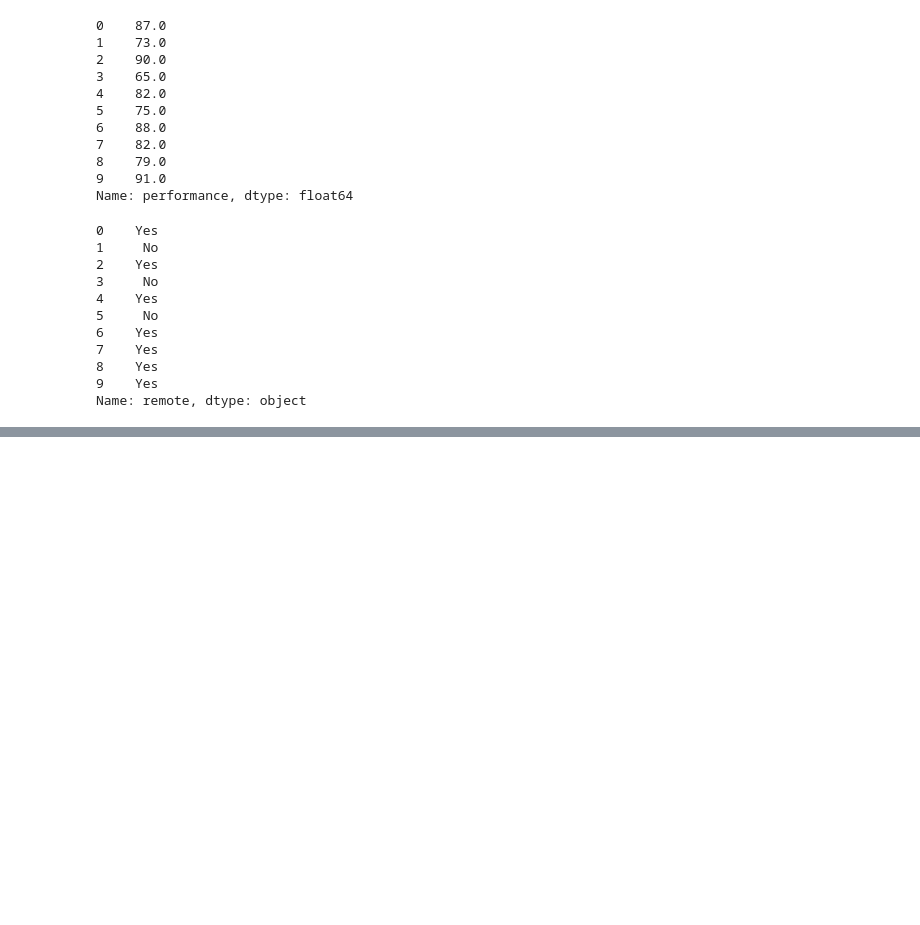
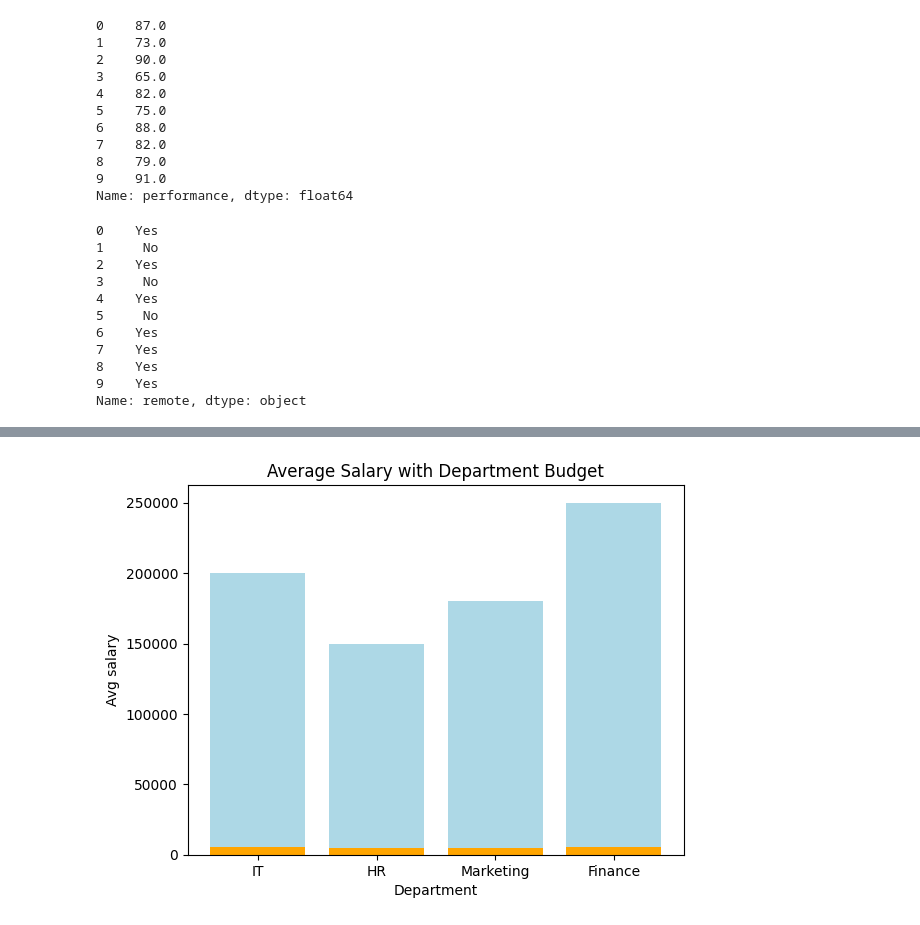
Before and after one commit to OIC-Hub/data-science-class-3, a Jupyter notebook: employee_dataset.ipynb, the cells around one changed output, grey strips where cells are left out. Cells and saved outputs as stored; diff of their text form; code cells hidden in the pictures; blank space fills up the shorter version.

```diff
--- a/employee_dataset.ipynb
+++ b/employee_dataset.ipynb
@@ -455,0 +890,10 @@ Name: remote, dtype: object
+# %%
+#visualize stack chart for department avg salary and department budget
+plt.bar(merge_df['department'], merge_df['department_budget'], color='lightblue', label='Budget')
+plt.bar(merge_df['department'], merge_df['department_avg_salary'], color='orange', label='Avg salary')
+plt.title('Average Salary with Department Budget')
+plt.xlabel('Department')
+plt.ylabel('Avg salary')
+plt.show()
+# %% [output]
+[figure, added]
```
Also changed, not shown: parts of 42 cells of this notebook, 1 other file.
